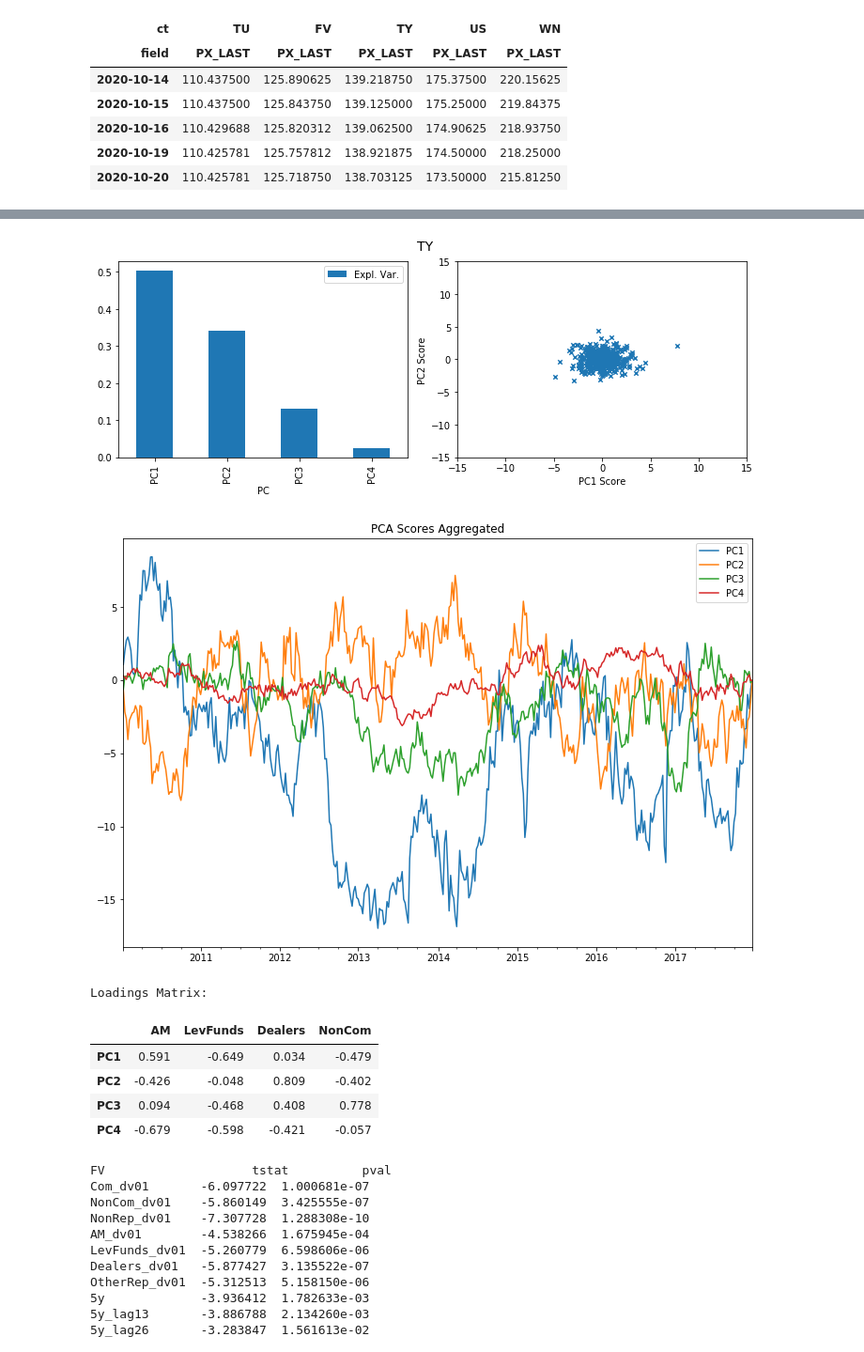
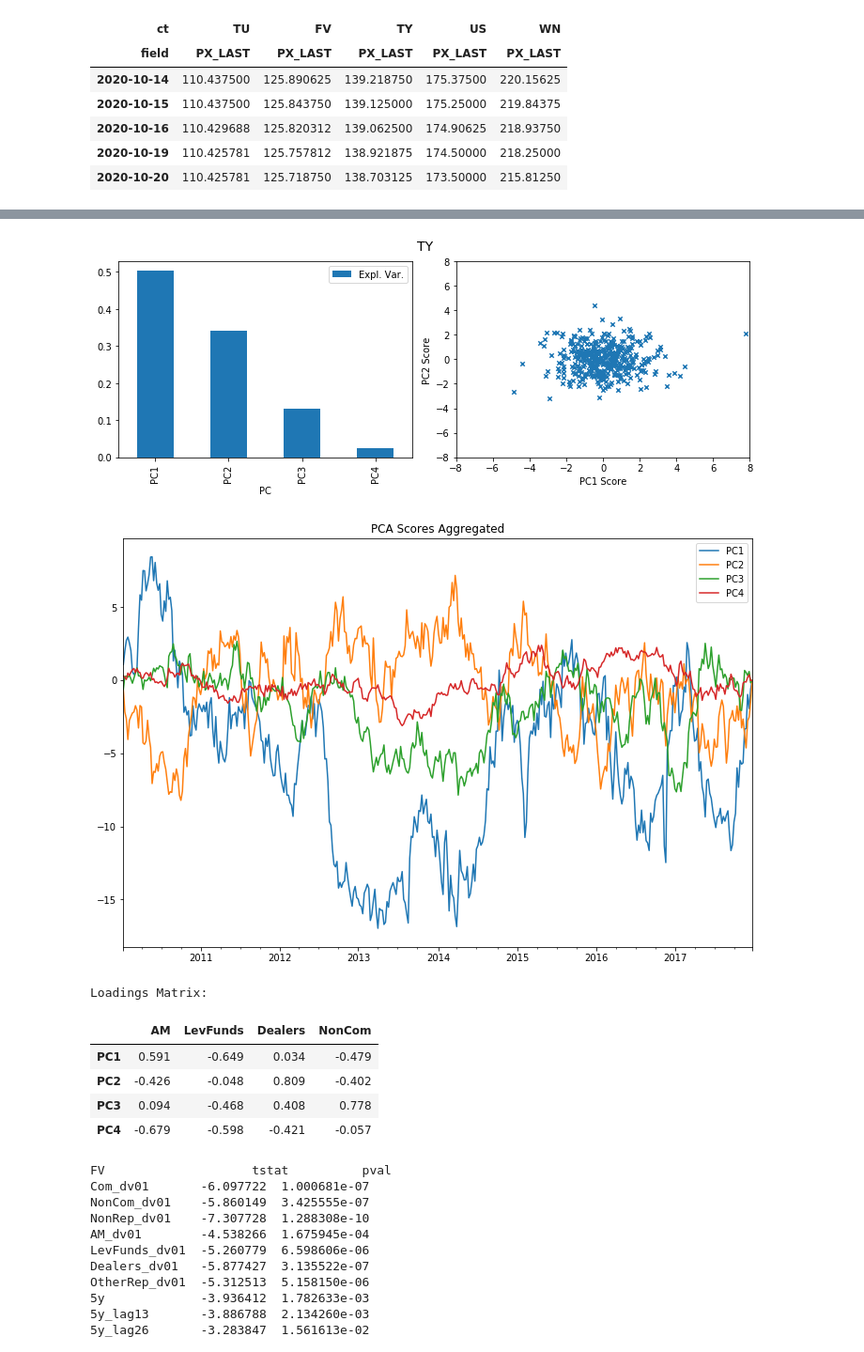
Before and after one commit to boneil33/FinML, a Jupyter notebook: MLFin/ExPtTest/sandbox-signals.ipynb, the cells around one changed output, grey strips where cells are left out. Shown at 94% size. Drawn from its saved outputs; the diff is of its cells as text; code cells hidden in the pictures.

```diff
--- a/MLFin/ExPtTest/sandbox-signals.ipynb
+++ b/MLFin/ExPtTest/sandbox-signals.ipynb
@@ -81,36 +84,36 @@ prepca_data = ct_dfs[ct].loc[:is_end_dt, cols].asfreq('W-TUE', method='ffill').d
 prepca_data = prepca_data.subtract(prepca_data.mean()).divide(prepca_data.std())
 prepca_data = prepca_data.dropna(how='any')
 pca = PCA()
 pca.fit(prepca_data)
 pc_cols = ['PC'+str(i+1) for i in np.arange(pca.n_components_)]
 
 exp_var = pd.DataFrame(zip(pca.explained_variance_ratio_, pc_cols),
                        columns=['Expl. Var.','PC'])
 
 scores = pd.DataFrame(pca.fit_transform(prepca_data), index=prepca_data.index, columns=pc_cols)
 loadings = pd.DataFrame(pca.components_, index=['PC'+str(i) for i in np.arange(1,pca.n_components_+1)], columns=cols)
 integrated_scores = scores.cumsum()
 
 
 fig0, ax0 = plt.subplots(figsize=(10,4),ncols=2)
 exp_var.plot.bar(x='PC', y='Expl. Var.', ax=ax0[0])
 ax0[1].scatter(scores['PC1'].values, scores['PC2'].values, s=20, marker="x")
-ax0[1].set_xlim(-15,15)
-ax0[1].set_ylim(-15,15)
+ax0[1].set_xlim(-8,8)
+ax0[1].set_ylim(-8,8)
 ax0[1].set_xlabel('PC1 Score')
 ax0[1].set_ylabel('PC2 Score')
 fig0.suptitle(ct, fontsize=14)
 fig0.tight_layout()
 fig0.subplots_adjust(top=0.9)
 
 fig, ax = plt.subplots(figsize=(12,8))
 integrated_scores.plot(ax=ax)
 ax.set_title('PCA Scores Aggregated')
 plt.show()
 print('Loadings Matrix:')
 loadings.round(3)
 # %% [output]
-[figure, old version]
+[figure, new version]
 [figure]
 Loadings Matrix:
 |  | AM | LevFunds | Dealers | NonCom |
```
Also changed, not shown: parts of 7 cells of this notebook, 6 other files.
